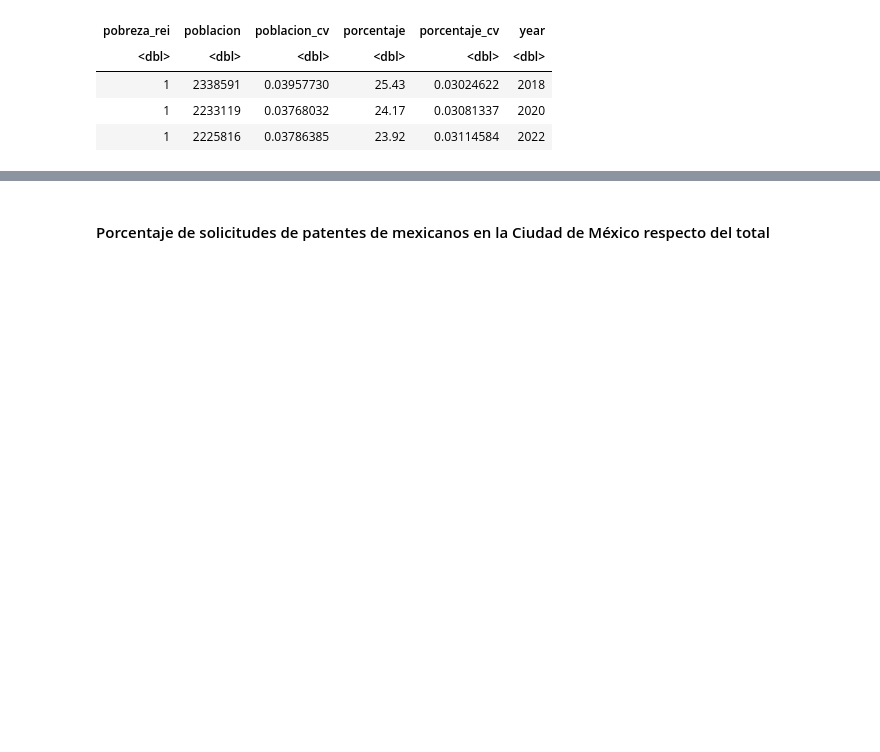
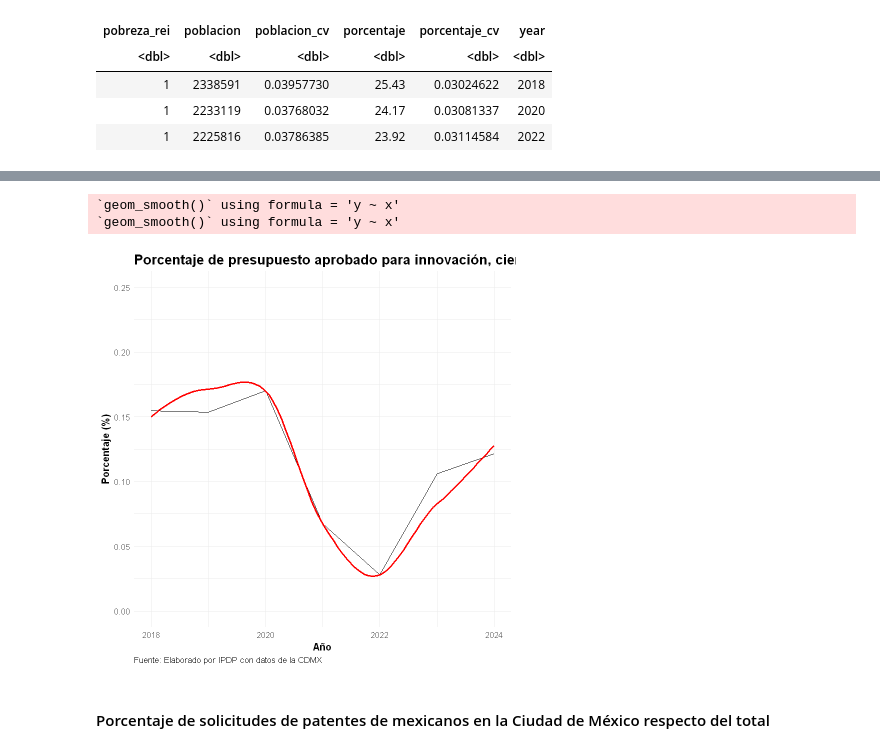
Before and after one commit to cpyp-ipdp/pgd_cdmx, a Jupyter notebook: indicadores/educacion_ciencia/indicadores_educ_ciencia_tec_pgd.ipynb, the cells around one changed output, grey strips where cells are left out. Saved outputs shown, nothing was run; the diff lists cells and outputs as text; code cells hidden in the pictures; blank space fills up the shorter version.

Commit message:
Se agrega indicador de presupuesto en innovación, ciencia y tecnología

```diff
--- a/indicadores/educacion_ciencia/indicadores_educ_ciencia_tec_pgd.ipynb
+++ b/indicadores/educacion_ciencia/indicadores_educ_ciencia_tec_pgd.ipynb
@@ -499,0 +514,10 @@ A tibble: 3 × 6
+# %%
+##Concentrar archivos en una sola tabla
+
+presupuestos <- map_dfr(
+  names(presupuestos),
+  ~ read_csv(presupuestos[[.x]],show_col_types = FALSE)%>%
+    mutate(year = as.numeric(.x))%>%
+#Identificar presupuesto de innovación, ciencia y tecnología
+mutate(ict=case_when((funcion==38) ~ 1, TRUE ~ 0))
+)
@@ -499,0 +541,11 @@ A tibble: 3 × 6
+# %%
+#Calcular porcentaje de presupuesto aprobado para ICT respecto del total por año
+tabla_cienciatec<-presupuestos %>%
+  group_by(year) %>%
+  summarise(
+    aprobado = sum(monto_aprobado),
+    monto_ict = sum(monto_aprobado[ict == 1]),
+    porcentaje = monto_ict / aprobado * 100
+  ) %>%
+  arrange(year)
+tabla_cienciatec
@@ -500,3 +563,28 @@ A tibble: 3 × 6
+# %%
+#Crear gráfica
+ggplot(tabla_cienciatec, aes(x = year, y = porcentaje)) +
+  geom_line() +
+  geom_smooth(method = "loess", se = FALSE, color = "red") +
+scale_y_continuous(limits=c(0,0.25))+
+  labs(title = "Porcentaje de presupuesto aprobado para innovación, ciencia y tecnología respecto del total, 2018-2024",
+       x = "Año",
+       y = "Porcentaje (%)",
+       caption = "Fuente: Elaborado por IPDP con datos de la CDMX") +
+  theme_minimal() +
+  theme(plot.title = element_text(hjust = 0, size = 16, face = "bold"),
+        plot.caption = element_text(hjust = 0, size = 10),
+        axis.title = element_text(size = 12, face = "bold"),
+        axis.text = element_text(size = 10),
+        legend.title = element_text(size = 10),
+        legend.text = element_text(size = 10),
+        legend.position = "none")
+
+#Salvar gráfica
+ggsave("porcentaje_cienciatec.png", width = 10, height = 6, dpi = 300, bg = "white")
+# %% [output]
+`geom_smooth()` using formula = 'y ~ x'
+`geom_smooth()` using formula = 'y ~ x'
+[figure, added]
 # %% [markdown]
 #### Porcentaje de solicitudes de patentes de mexicanos en la Ciudad de México respecto del total
 # %%
```
Also changed, not shown: parts of 4 cells of this notebook.
